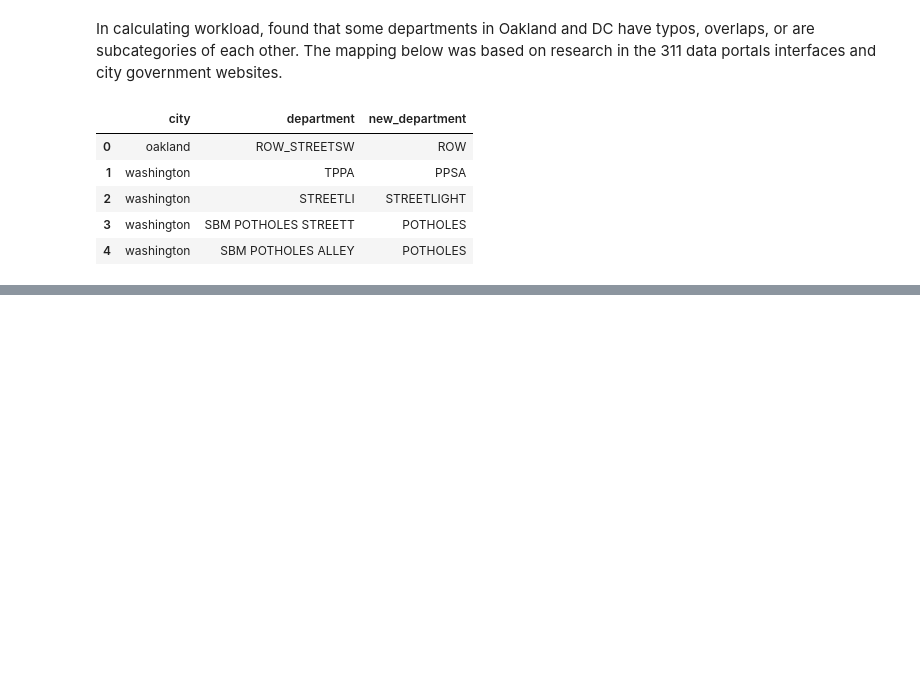
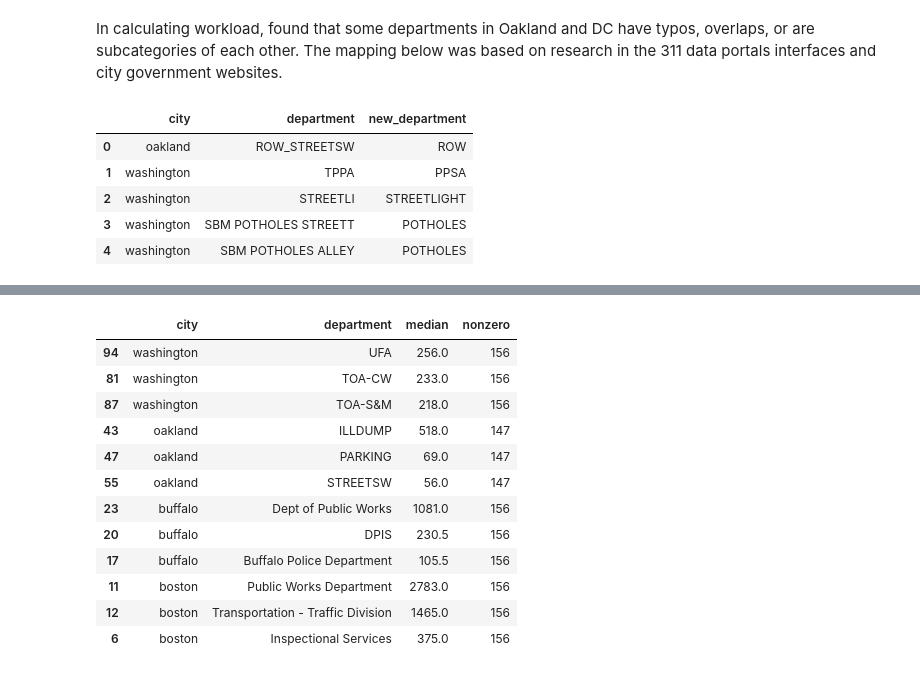
Before and after one commit to allieferas/311-forecasting, a Jupyter notebook: notebooks/newtix.ipynb, the cells around one changed output, grey strips where cells are left out. Saved outputs shown, nothing was run; the diff lists cells and outputs as text; code cells hidden in the pictures; blank space fills up the shorter version.

```diff
--- a/notebooks/newtix.ipynb
+++ b/notebooks/newtix.ipynb
@@ -96,0 +128,30 @@ for w in newtix:
+# %%
+# get top 3 departments
+# based on median new tickets value and count of nonzero values (don't want departments that were unused for long stretches)
+
+city_depts = merged_df.loc[merged_df['department'].str.lower() != 'other']
+top_depts = (
+    city_depts[city_depts['week_start'].dt.year >2020]
+    .groupby(['city','department'])['count']
+    .agg(['median',lambda x: (x!=0).sum()])
+    .rename(columns={'<lambda_0>':'nonzero'})
+    .reset_index()
+    .sort_values(['city','nonzero','median'],ascending=False)
+    .groupby('city')
+    .head(3)
+)
+top_depts
+# %% [output]
+|  | city | department | median | nonzero |
+| 94 | washington | UFA | 256.0 | 156 |
+| 81 | washington | TOA-CW | 233.0 | 156 |
+| 87 | washington | TOA-S&M | 218.0 | 156 |
+| 43 | oakland | ILLDUMP | 518.0 | 147 |
+| 47 | oakland | PARKING | 69.0 | 147 |
+| 55 | oakland | STREETSW | 56.0 | 147 |
+| 23 | buffalo | Dept of Public Works | 1081.0 | 156 |
+| 20 | buffalo | DPIS | 230.5 | 156 |
+| 17 | buffalo | Buffalo Police Department | 105.5 | 156 |
+| 11 | boston | Public Works Department | 2783.0 | 156 |
+| 12 | boston | Transportation - Traffic Division | 1465.0 | 156 |
+| 6 | boston | Inspectional Services | 375.0 | 156 |
```
Also changed, not shown: parts of 10 cells of this notebook, 42 other files.
